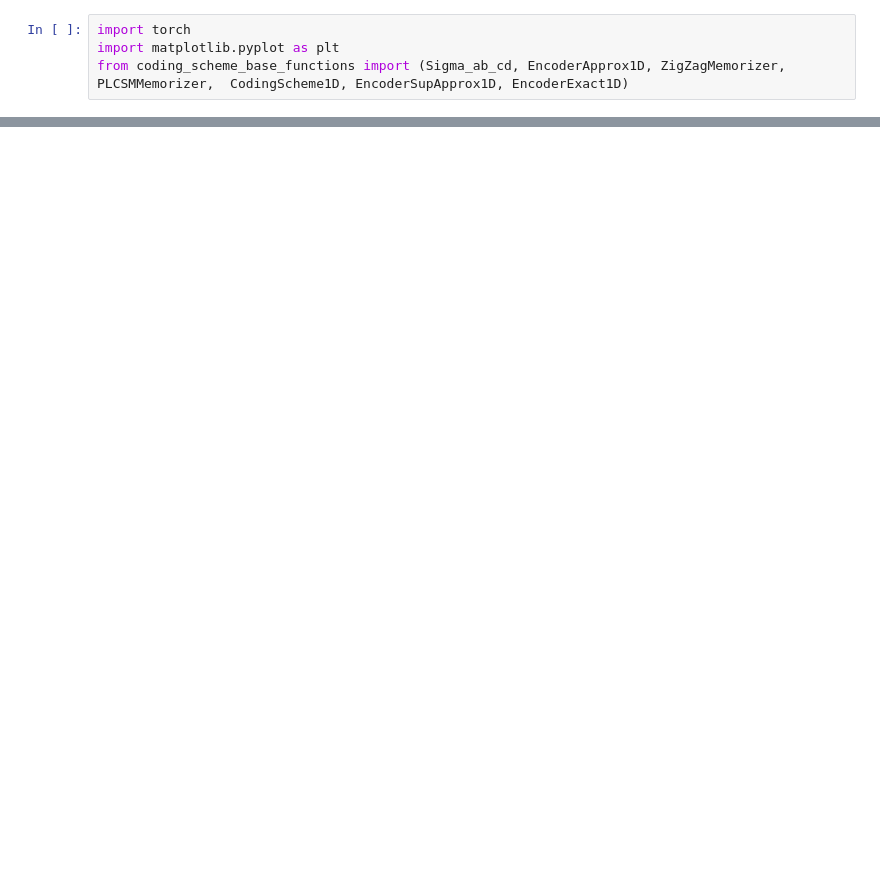
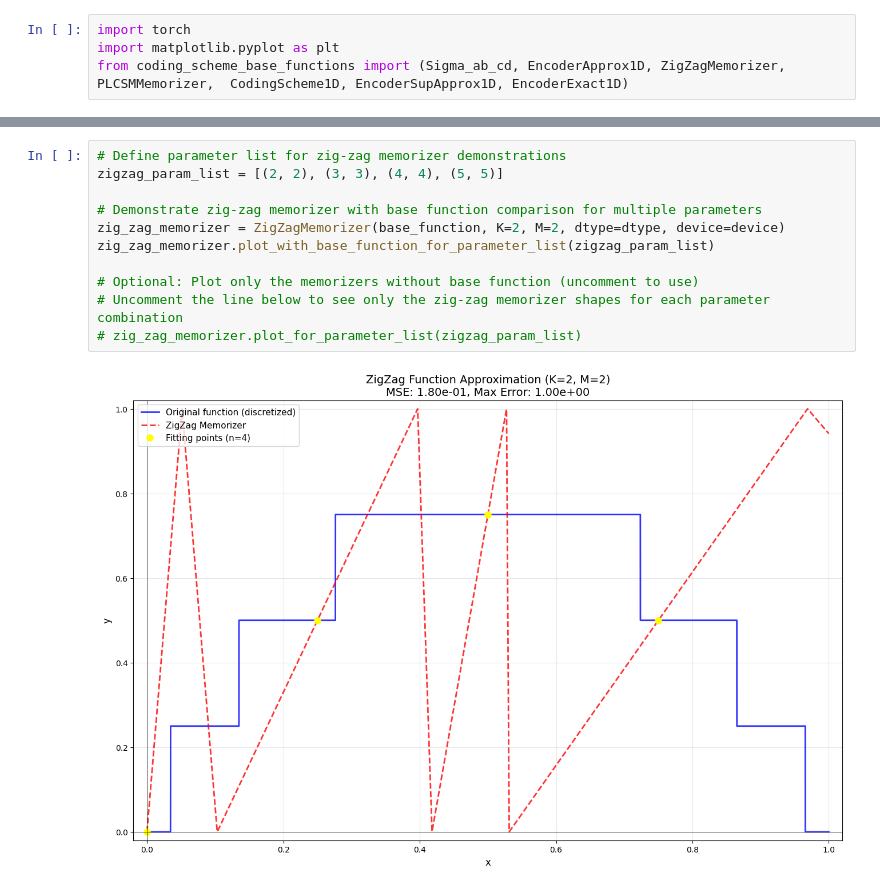
Before and after one commit to DennisRTUB/universal-approximation-minimal-width, a Jupyter notebook: Coding_Scheme_1D/coding_scheme_1D_sup.ipynb, the cells around one changed output, grey strips where cells are left out. Cells and saved outputs as stored; diff of their text form; blank space fills up the shorter version.

```diff
--- a/Coding_Scheme_1D/coding_scheme_1D_sup.ipynb
+++ b/Coding_Scheme_1D/coding_scheme_1D_sup.ipynb
@@ -26,0 +117,13 @@ coding_scheme_sup_squared.plot_with_base_function()
+# %%
+# Define parameter list for zig-zag memorizer demonstrations
+zigzag_param_list = [(2, 2), (3, 3), (4, 4), (5, 5)]
+
+# Demonstrate zig-zag memorizer with base function comparison for multiple parameters
+zig_zag_memorizer = ZigZagMemorizer(base_function, K=2, M=2, dtype=dtype, device=device)
+zig_zag_memorizer.plot_with_base_function_for_parameter_list(zigzag_param_list)
+
+# Optional: Plot only the memorizers without base function (uncomment to use)
+# Uncomment the line below to see only the zig-zag memorizer shapes for each parameter combination
+# zig_zag_memorizer.plot_for_parameter_list(zigzag_param_list)
+# %% [output]
+[figure, added]
```
Also changed, not shown: parts of 17 cells of this notebook, 3 other files.
